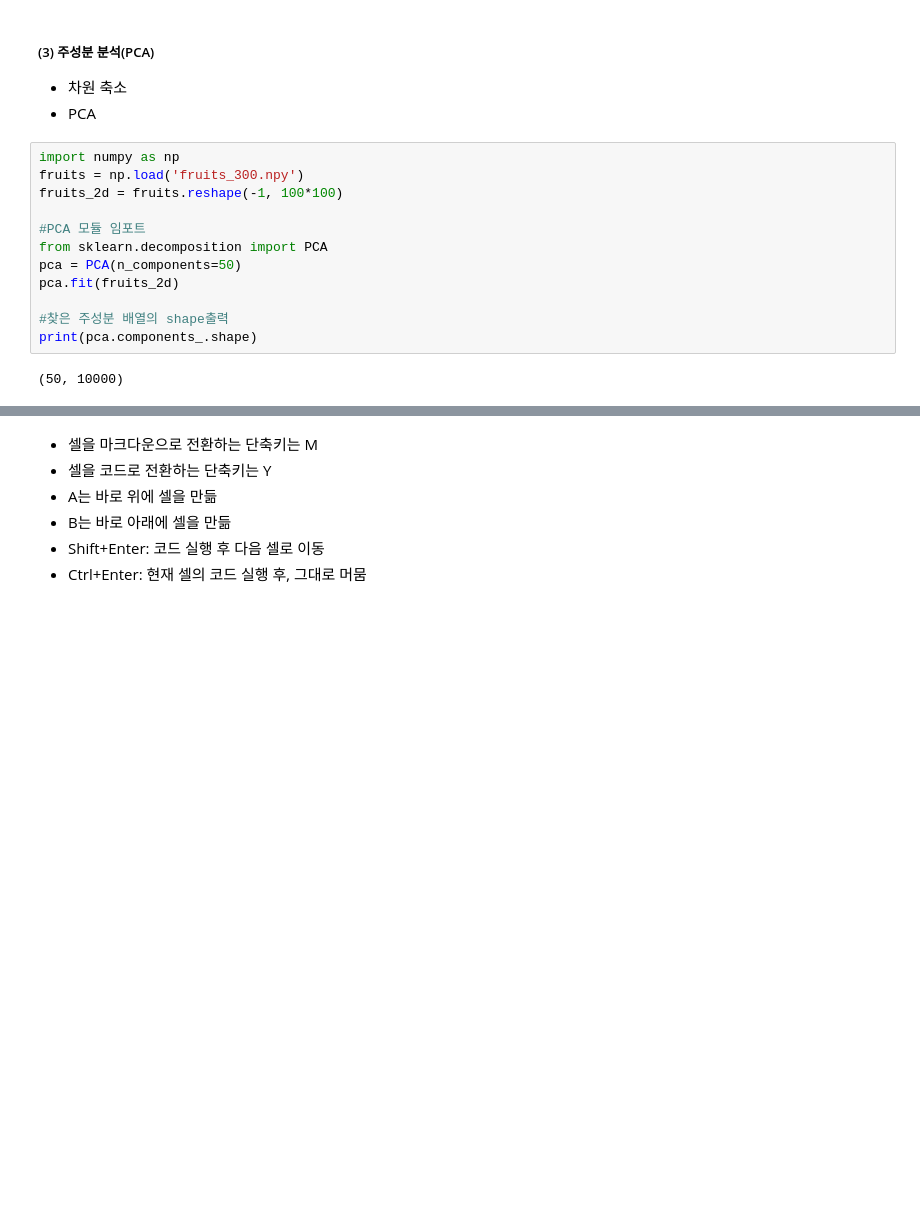
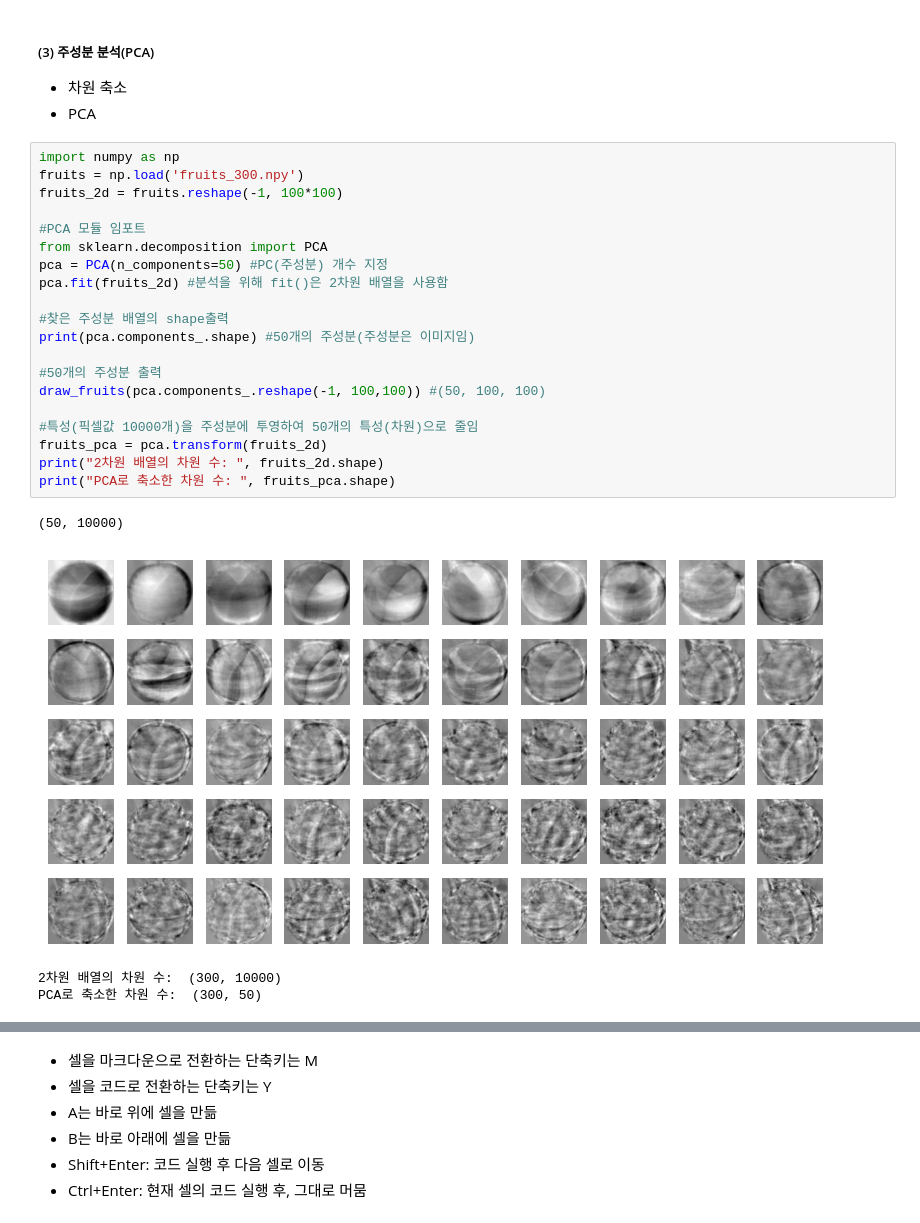
Before and after one commit to yccho1004/pythonBasic, a Jupyter notebook: HonGong-ML-DL_py/basics.ipynb, the cells around one changed output, grey strips where cells are left out. Saved outputs shown, nothing was run; the diff lists cells and outputs as text; blank space fills up the shorter version.

```diff
--- a/HonGong-ML-DL_py/basics.ipynb
+++ b/HonGong-ML-DL_py/basics.ipynb
@@ -1302,14 +1302,25 @@ plt.show()
 # %%
 import numpy as np
 fruits = np.load('fruits_300.npy')
 fruits_2d = fruits.reshape(-1, 100*100)
 
 #PCA 모듈 임포트
 from sklearn.decomposition import PCA
-pca = PCA(n_components=50)
-pca.fit(fruits_2d)
+pca = PCA(n_components=50) #PC(주성분) 개수 지정
+pca.fit(fruits_2d) #분석을 위해 fit()은 2차원 배열을 사용함
 
 #찾은 주성분 배열의 shape출력
-print(pca.components_.shape)
+print(pca.components_.shape) #50개의 주성분(주성분은 이미지임)
+
+#50개의 주성분 출력
+draw_fruits(pca.components_.reshape(-1, 100,100)) #(50, 100, 100)
+
+#특성(픽셀값 10000개)을 주성분에 투영하여 50개의 특성(차원)으로 줄임
+fruits_pca = pca.transform(fruits_2d)
+print("2차원 배열의 차원 수: ", fruits_2d.shape)
+print("PCA로 축소한 차원 수: ", fruits_pca.shape)
 # %% [output]
 (50, 10000)
+[figure, added]
+2차원 배열의 차원 수:  (300, 10000)
+PCA로 축소한 차원 수:  (300, 50)
```
Also changed, not shown: parts of 23 cells of this notebook, 12 other files.
